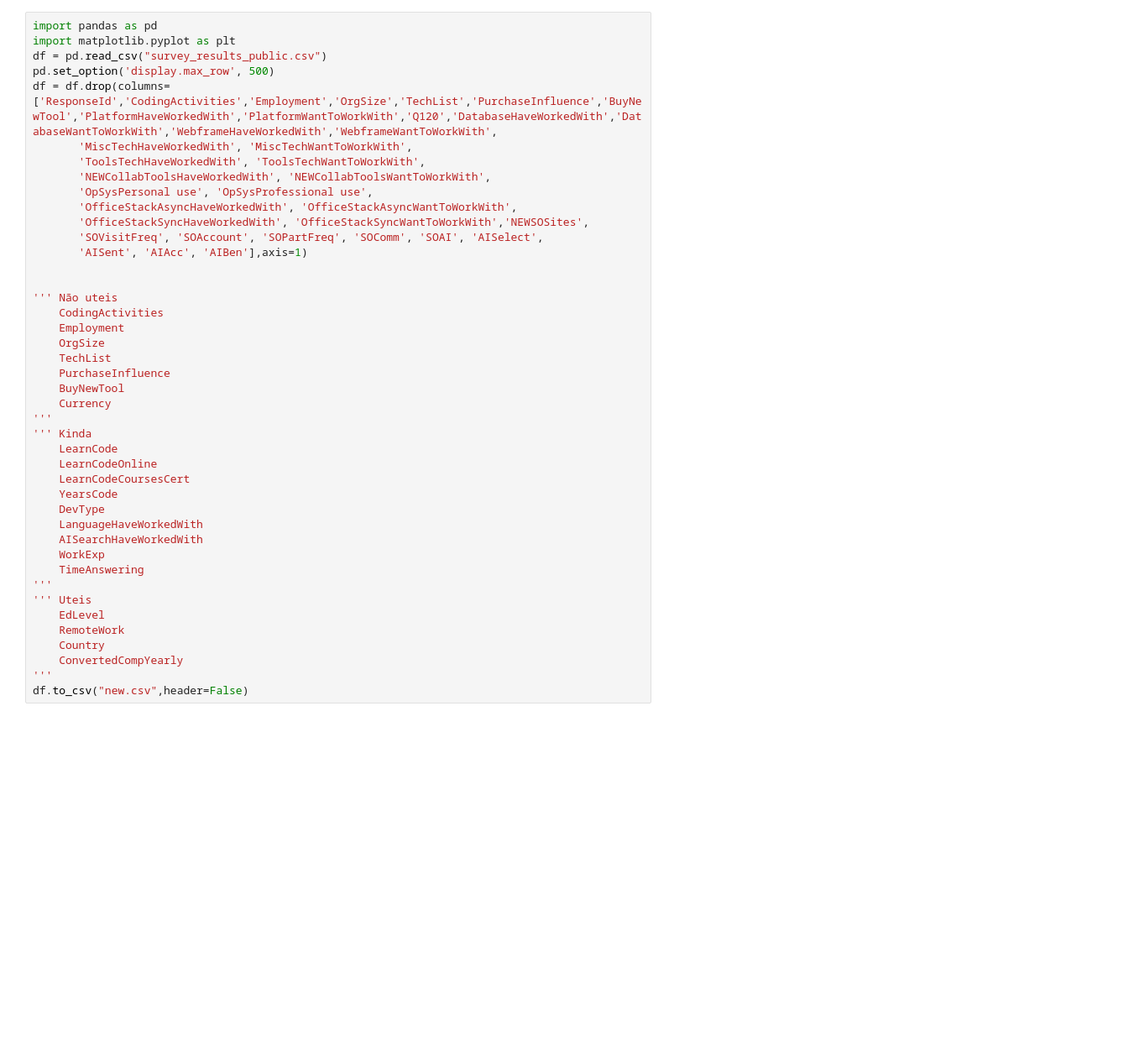
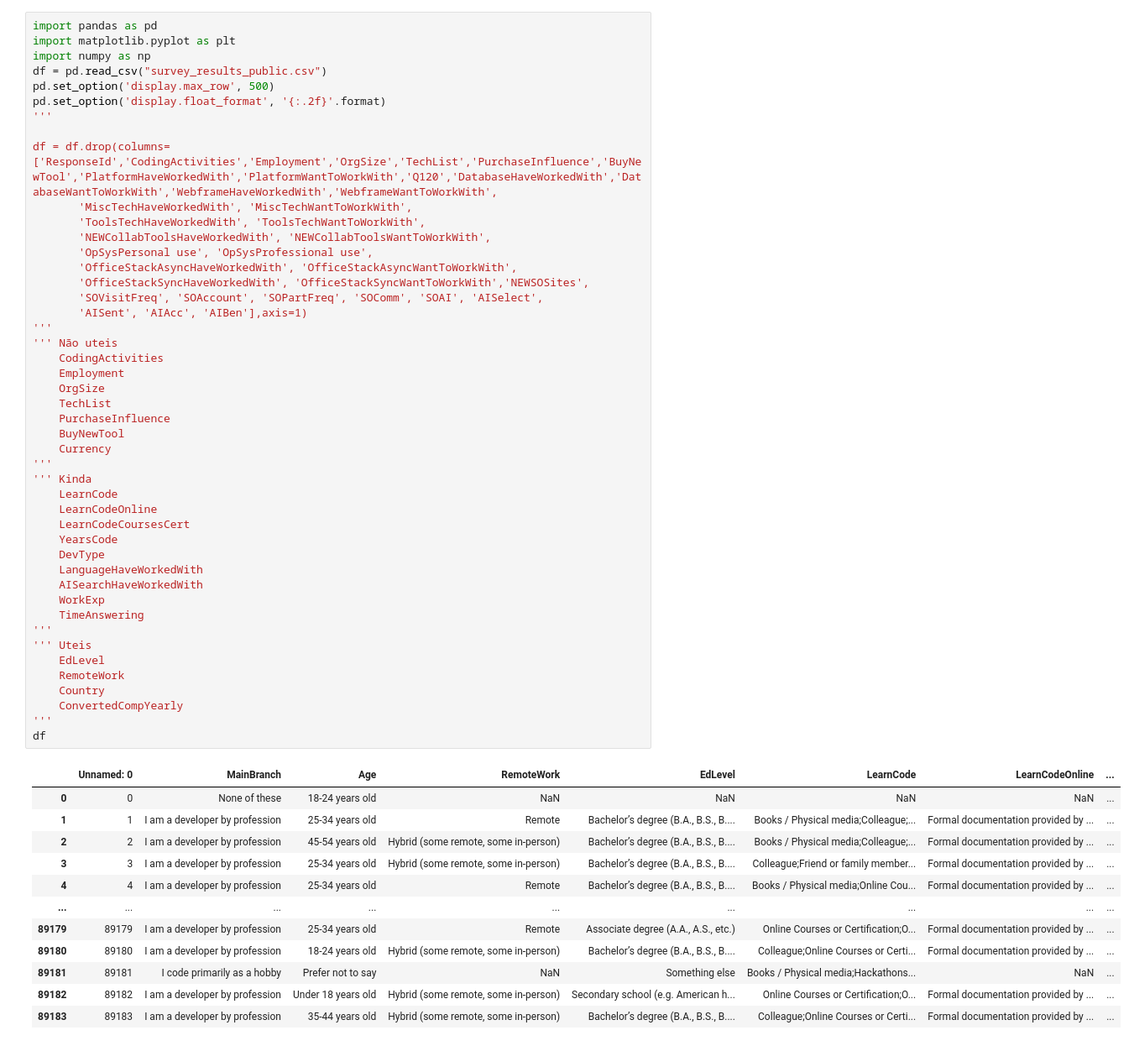
Before and after one commit to lLeonerde/Stackoverflow-survey, a Jupyter notebook: jupyter.ipynb, the cells around one changed output. Shown at 84% size. Cells and saved outputs as stored; diff of their text form; blank space fills up the shorter version.

```diff
--- a/jupyter.ipynb
+++ b/jupyter.ipynb
@@ -1,8 +1,12 @@
 # %%
 import pandas as pd
 import matplotlib.pyplot as plt
+import numpy as np
 df = pd.read_csv("survey_results_public.csv")
 pd.set_option('display.max_row', 500)
+pd.set_option('display.float_format', '{:.2f}'.format)
+'''
+
 df = df.drop(columns=['ResponseId','CodingActivities','Employment','OrgSize','TechList','PurchaseInfluence','BuyNewTool','PlatformHaveWorkedWith','PlatformWantToWorkWith','Q120','DatabaseHaveWorkedWith','DatabaseWantToWorkWith','WebframeHaveWorkedWith','WebframeWantToWorkWith',
        'MiscTechHaveWorkedWith', 'MiscTechWantToWorkWith',
        'ToolsTechHaveWorkedWith', 'ToolsTechWantToWorkWith',
@@ -12,33 +16,44 @@ df = df.drop(columns=['ResponseId','CodingActivities','Employment','OrgSize','Te
        'OfficeStackSyncHaveWorkedWith', 'OfficeStackSyncWantToWorkWith','NEWSOSites',
        'SOVisitFreq', 'SOAccount', 'SOPartFreq', 'SOComm', 'SOAI', 'AISelect',
        'AISent', 'AIAcc', 'AIBen'],axis=1)
-
-
+'''
 ''' Não uteis
     CodingActivities
     Employment
     OrgSize
     TechList
     PurchaseInfluence
     BuyNewTool
     Currency
 '''
 ''' Kinda
     LearnCode
     LearnCodeOnline
     LearnCodeCoursesCert
     YearsCode
     DevType
     LanguageHaveWorkedWith
     AISearchHaveWorkedWith
     WorkExp
     TimeAnswering
 '''
 ''' Uteis
     EdLevel
     RemoteWork
     Country
     ConvertedCompYearly
 '''
-df.to_csv("new.csv",header=False)
+df
 # %% [output]
+|  | Unnamed: 0 | MainBranch | Age | RemoteWork | EdLevel | LearnCode | LearnCodeOnline | ... |
+| 0 | 0 | None of these | 18-24 years old | NaN | NaN | NaN | NaN | ... |
+| 1 | 1 | I am a developer by profession | 25-34 years old | Remote | Bachelor’s degree (B.A., B.S., B.... | Books / Physical media;Colleague;... | Formal documentation provided by ... | ... |
+| 2 | 2 | I am a developer by profession | 45-54 years old | Hybrid (some remote, some in-person) | Bachelor’s degree (B.A., B.S., B.... | Books / Physical media;Colleague;... | Formal documentation provided by ... | ... |
+| 3 | 3 | I am a developer by profession | 25-34 years old | Hybrid (some remote, some in-person) | Bachelor’s degree (B.A., B.S., B.... | Colleague;Friend or family member... | Formal documentation provided by ... | ... |
+| 4 | 4 | I am a developer by profession | 25-34 years old | Remote | Bachelor’s degree (B.A., B.S., B.... | Books / Physical media;Online Cou... | Formal documentation provided by ... | ... |
+| ... | ... | ... | ... | ... | ... | ... | ... | ... |
+| 89179 | 89179 | I am a developer by profession | 25-34 years old | Remote | Associate degree (A.A., A.S., etc.) | Online Courses or Certification;O... | Formal documentation provided by ... | ... |
+| 89180 | 89180 | I am a developer by profession | 18-24 years old | Hybrid (some remote, some in-person) | Bachelor’s degree (B.A., B.S., B.... | Colleague;Online Courses or Certi... | Formal documentation provided by ... | ... |
+| 89181 | 89181 | I code primarily as a hobby | Prefer not to say | NaN | Something else | Books / Physical media;Hackathons... | NaN | ... |
+| 89182 | 89182 | I am a developer by profession | Under 18 years old | Hybrid (some remote, some in-person) | Secondary school (e.g. American h... | Online Courses or Certification;O... | Formal documentation provided by ... | ... |
+| 89183 | 89183 | I am a developer by profession | 35-44 years old | Hybrid (some remote, some in-person) | Bachelor’s degree (B.A., B.S., B.... | Colleague;Online Courses or Certi... | Formal documentation provided by ... | ... |
```
Also changed, not shown: parts of 5 cells of this notebook.
